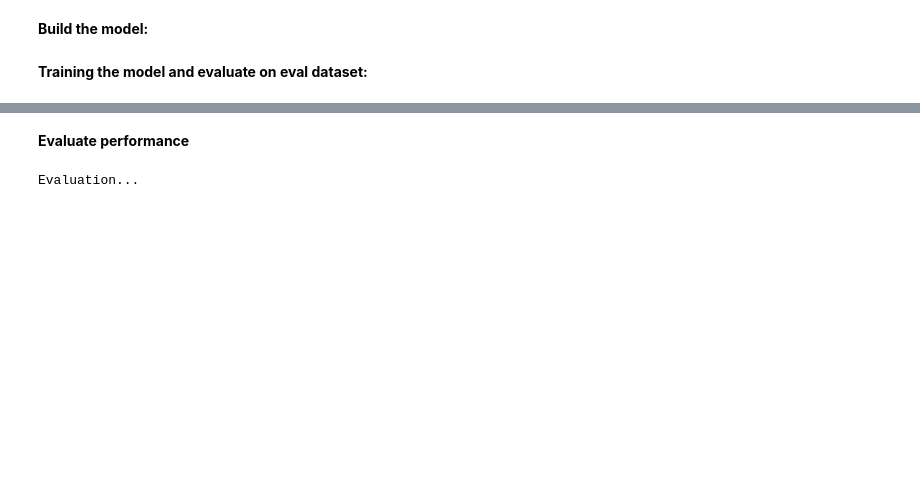
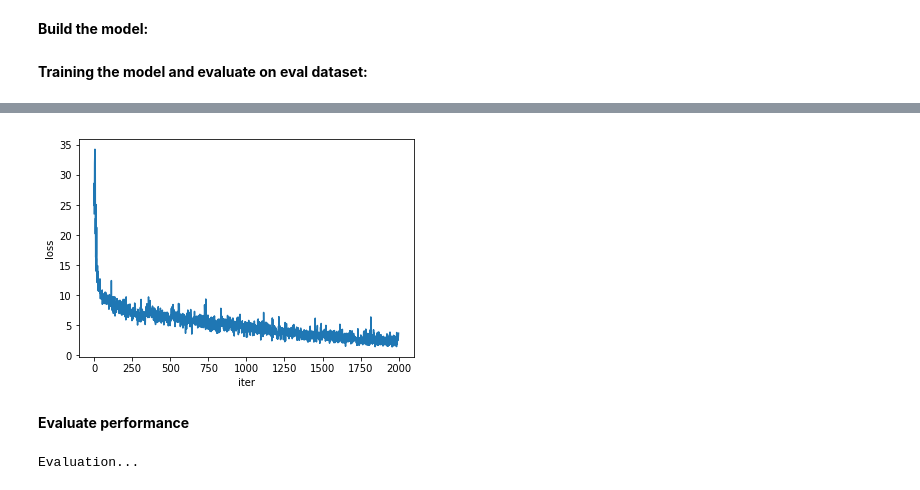
Before and after one commit to etzhao/nnhands, a Jupyter notebook: Model.ipynb, the cells around one changed output, grey strips where cells are left out. Saved outputs shown, nothing was run; the diff lists cells and outputs as text; code cells hidden in the pictures; blank space fills up the shorter version.

```diff
--- a/Model.ipynb
+++ b/Model.ipynb
@@ -326,4 +360,11 @@ Loss: 2.055988311767578
 ======Training Done======
+# %%
+plt.plot(losses)
+plt.xlabel("iter")
+plt.ylabel("loss")
+plt.show()
+# %% [output]
+[figure, added]
 # %% [markdown]
 **Evaluate performance**
 # %%
```
Also changed, not shown: parts of 6 cells of this notebook.
